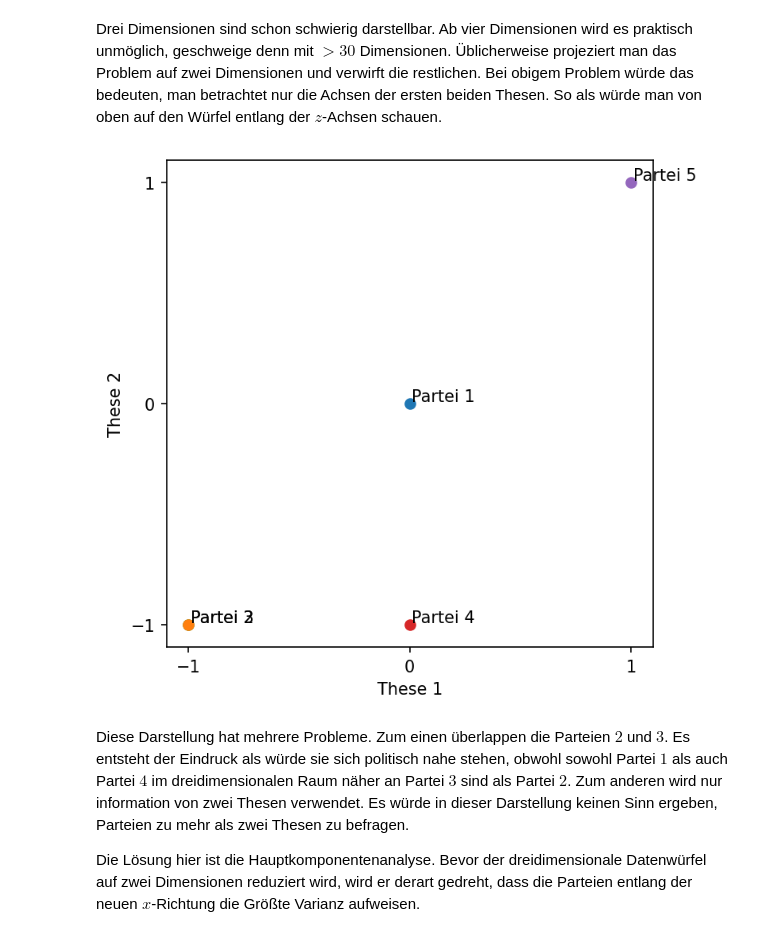
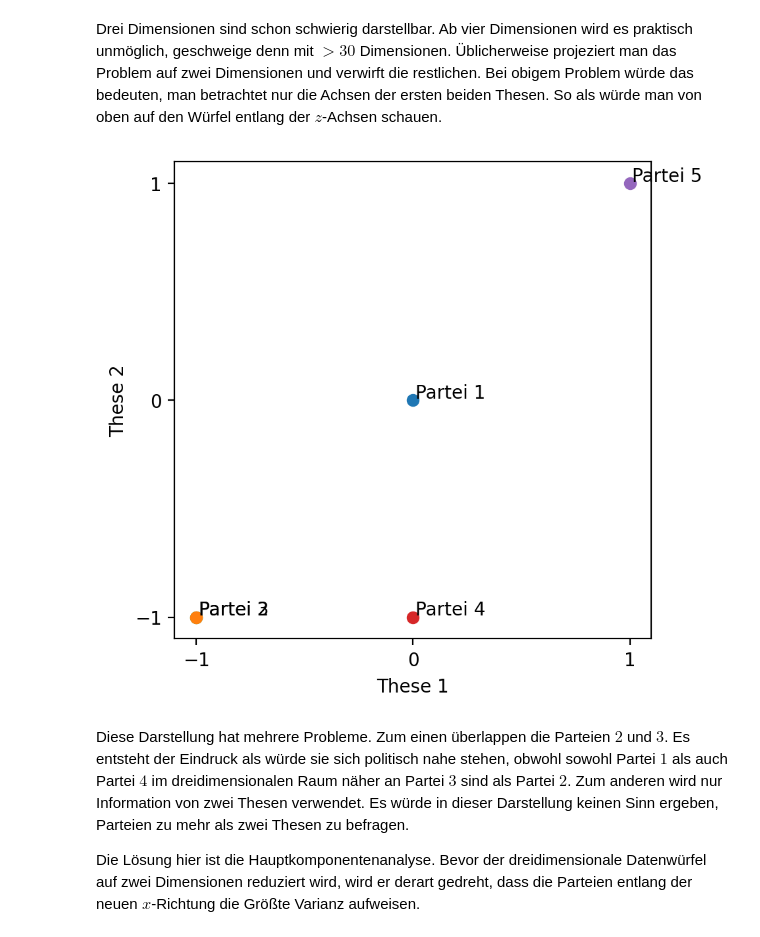
Before and after one commit to stammler/pca_wahlanalyse, a Jupyter notebook: notebooks/beispiel_pca.ipynb, the cells around one changed output. Cells and saved outputs as stored; diff of their text form; code cells hidden in the pictures.

```diff
--- a/notebooks/beispiel_pca.ipynb
+++ b/notebooks/beispiel_pca.ipynb
@@ -8,7 +8,7 @@ Als Beispiel dient dieser generierte, zweidimensionale Datensatz. Die Daten werd
 import matplotlib.pyplot as plt
 import numpy as np
 # %%
-plt.rcParams["figure.dpi"] = 150.
+plt.rcParams["figure.dpi"] = 200.
 # %%
 mu = np.array([1., 1.])
 cov = np.array(
@@ -137,7 +141,9 @@ X = np.array([
     [ 1,  1,  1],
 ])
 # %%
-fig = plt.figure()
+lim = 1.1
+ticks = np.arange(-1., 2., 1.)
+fig = plt.figure(figsize=(4.8, 4.8))
 ax = fig.add_subplot(111, projection="3d")
 ax.set_aspect("equal")
 minmax = [-1.14, 1.14]
@@ -147,16 +153,10 @@ for i in range(X.shape[0]):
     ax.plot([X[i, 0], minmax[0]], [X[i, 1],   X[i, 1]], [X[i, 2],   X[i, 2]], c=p[0].get_color(), alpha=0.5, lw=1., ls="-")
     ax.plot([X[i, 0],   X[i, 0]], [X[i, 1], minmax[1]], [X[i, 2],   X[i, 2]], c=p[0].get_color(), alpha=0.5, lw=1., ls="-")
     ax.plot([X[i, 0],   X[i, 0]], [X[i, 1],   X[i, 1]], [X[i, 2], minmax[0]], c=p[0].get_color(), alpha=0.5, lw=1., ls="-")
-lim = 1.1
-ax.set_xlim(-lim, lim)
-ax.set_ylim(-lim, lim)
-ax.set_zlim(-lim, lim)
-ticks = np.arange(-1., 2., 1.)
-ax.set_xticks(ticks)
-ax.set_yticks(ticks)
-ax.set_zticks(ticks)
-ax.set_xlabel("These 1")
-ax.set_ylabel("These 2")
-ax.set_zlabel("These 3")
-fig.tight_layout()
+ax.set(
+    xlim=[-lim, lim], ylim=[-lim, lim], zlim=[-lim, lim],
+    xticks=ticks, yticks=ticks, zticks=ticks,
+    xlabel=r"These 1", ylabel=r"These 3", zlabel=r"These 3",
+)
+fig.set_layout_engine("tight")
 # %% [output]
@@ -164,24 +164,24 @@ fig.tight_layout()
 # %% [markdown]
 Drei Dimensionen sind schon schwierig darstellbar. Ab vier Dimensionen wird es praktisch unmöglich, geschweige denn mit $>30$ Dimensionen. Üblicherweise projeziert man das Problem auf zwei Dimensionen und verwirft die restlichen. Bei obigem Problem würde das bedeuten, man betrachtet nur die Achsen der ersten beiden Thesen. So als würde man von oben auf den Würfel entlang der $z$-Achsen schauen.
 # %%
-fig, ax = plt.subplots()
+lim = 1.1
+ticks = np.arange(-1., 2., 1.)
+fig, ax = plt.subplots(figsize=(4.8, 4.8))
 ax.set_aspect(1)
 for i in range(X.shape[0]-1, -1, -1):
     p = ax.plot(X[i, 0], X[i, 1], "o", c="C{:d}".format(i))
     ax.text(X[i, 0]+0.01, X[i, 1]+0.01, "Partei {:d}".format(i+1))
-lim = 1.1
-ax.set_xlim(-lim, lim)
-ax.set_ylim(-lim, lim)
-ticks = np.arange(-1., 2., 1.)
-ax.set_xticks(ticks)
-ax.set_yticks(ticks)
-ax.set_xlabel("These 1")
-ax.set_ylabel("These 2")
-fig.tight_layout()
+ax.set(
+    aspect=1.,
+    xlim=[-lim, lim], ylim=[-lim, lim],
+    xticks=ticks, yticks=ticks,
+    xlabel=r"These 1", ylabel=r"These 2",
+)
+fig.set_layout_engine("tight")
 # %% [output]
-[figure, old version]
+[figure, new version]
 # %% [markdown]
-Diese Darstellung hat mehrere Probleme. Zum einen überlappen die Parteien $2$ und $3$. Es entsteht der Eindruck als würde sie sich politisch nahe stehen, obwohl sowohl Partei $1$ als auch Partei $4$ im dreidimensionalen Raum näher an Partei $3$ sind als Partei $2$. Zum anderen wird nur information von zwei Thesen verwendet. Es würde in dieser Darstellung keinen Sinn ergeben, Parteien zu mehr als zwei Thesen zu befragen.
+Diese Darstellung hat mehrere Probleme. Zum einen überlappen die Parteien $2$ und $3$. Es entsteht der Eindruck als würde sie sich politisch nahe stehen, obwohl sowohl Partei $1$ als auch Partei $4$ im dreidimensionalen Raum näher an Partei $3$ sind als Partei $2$. Zum anderen wird nur Information von zwei Thesen verwendet. Es würde in dieser Darstellung keinen Sinn ergeben, Parteien zu mehr als zwei Thesen zu befragen.
 
 Die Lösung hier ist die Hauptkomponentenanalyse. Bevor der dreidimensionale Datenwürfel auf zwei Dimensionen reduziert wird, wird er derart gedreht, dass die Parteien entlang der neuen $x$-Richtung die Größte Varianz aufweisen.
 # %%
```
Also changed, not shown: parts of 13 cells of this notebook, 1 other file.
